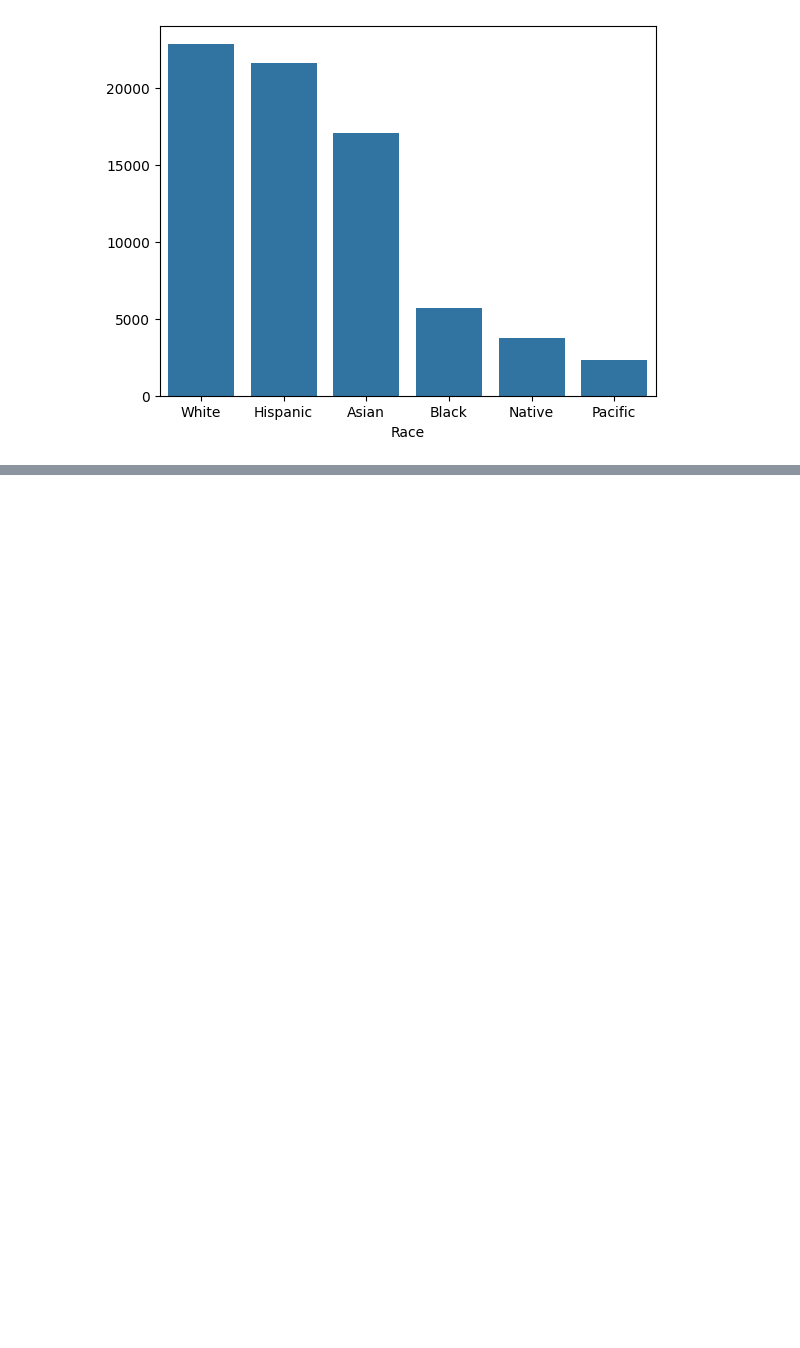
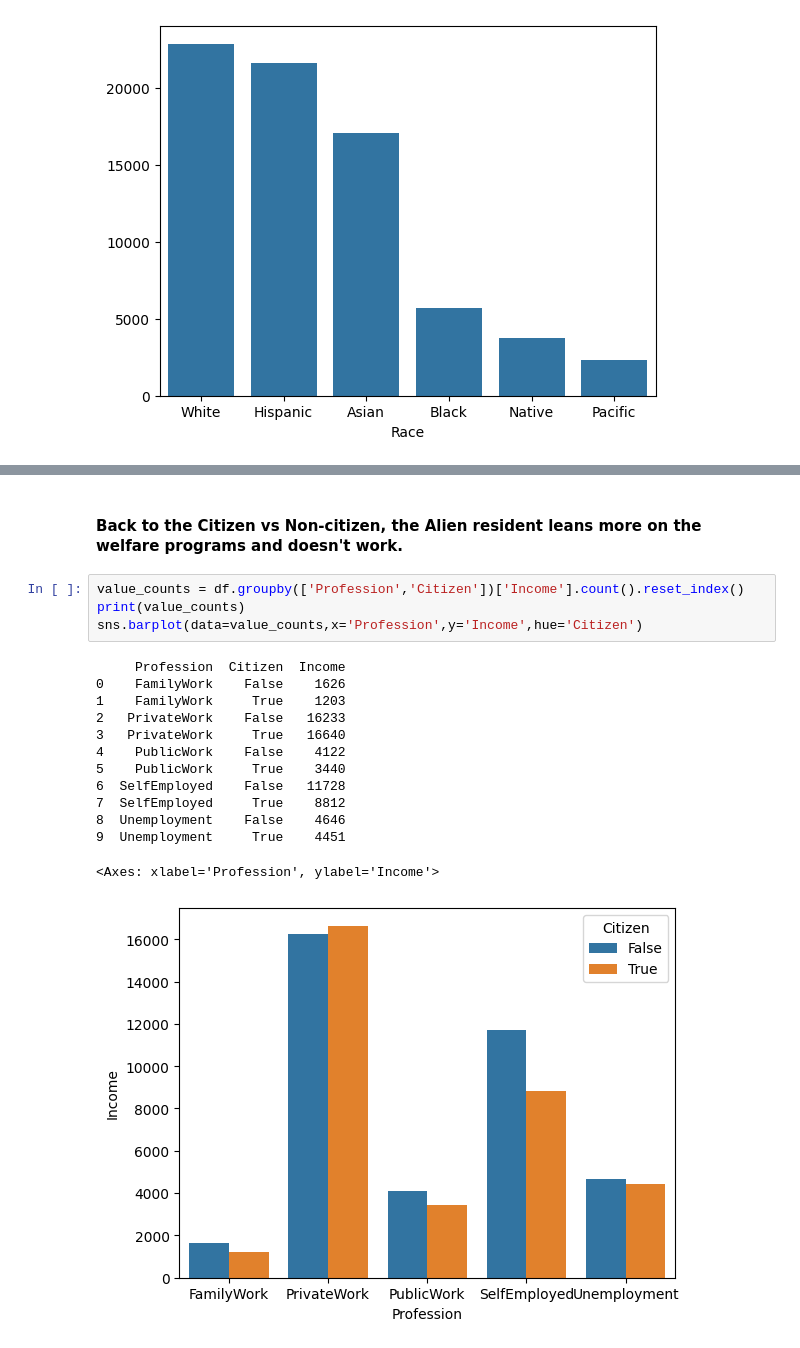
Before and after one commit to lcbjrrr/algojust, a Jupyter notebook: NB02_selectionBias.ipynb, the cells around one changed output, grey strips where cells are left out. Drawn from its saved outputs; the diff is of its cells as text; blank space fills up the shorter version.

```diff
--- a/NB02_selectionBias.ipynb
+++ b/NB02_selectionBias.ipynb
@@ -73,0 +65,20 @@ Name: count, dtype: int64
+# %% [markdown]
+#### Back to the Citizen vs Non-citizen, the Alien resident leans more on the welfare programs and doesn't work.
+# %%
+value_counts = df.groupby(['Profession','Citizen'])['Income'].count().reset_index()
+print(value_counts)
+sns.barplot(data=value_counts,x='Profession',y='Income',hue='Citizen')
+# %% [output]
+     Profession  Citizen  Income
+0    FamilyWork    False    1626
+1    FamilyWork     True    1203
+2   PrivateWork    False   16233
+3   PrivateWork     True   16640
+4    PublicWork    False    4122
+5    PublicWork     True    3440
+6  SelfEmployed    False   11728
+7  SelfEmployed     True    8812
+8  Unemployment    False    4646
+9  Unemployment     True    4451
+<Axes: xlabel='Profession', ylabel='Income'>
+[figure, added]
```
Also changed, not shown: parts of 18 cells of this notebook.
